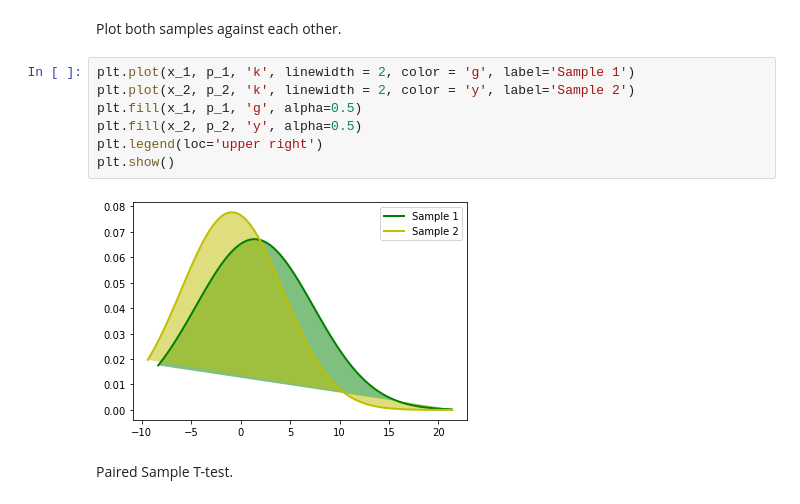
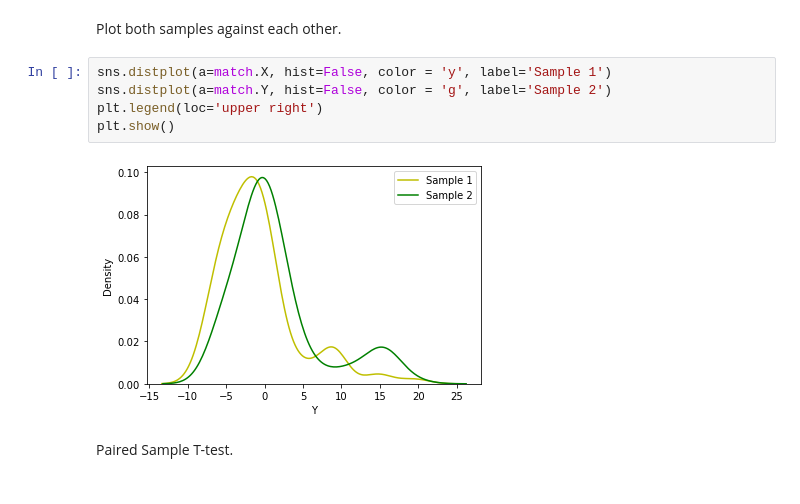
Before and after one commit to jloe2911/HealthyFoodSubs, a Jupyter notebook: Notebook/InterAgreementAnalysis.ipynb, the cells around one changed output. Saved outputs shown, nothing was run; the diff lists cells and outputs as text.

```diff
--- a/Notebook/InterAgreementAnalysis.ipynb
+++ b/Notebook/InterAgreementAnalysis.ipynb
@@ -233,14 +232,12 @@ plt.show()
 # %% [markdown]
 Plot both samples against each other.
-# %%
-plt.plot(x_1, p_1, 'k', linewidth = 2, color = 'g', label='Sample 1')
-plt.plot(x_2, p_2, 'k', linewidth = 2, color = 'y', label='Sample 2')
-plt.fill(x_1, p_1, 'g', alpha=0.5)
-plt.fill(x_2, p_2, 'y', alpha=0.5)
-plt.legend(loc='upper right')
-plt.show()
-# %% [output]
-[figure, removed]
+# %%
+sns.distplot(a=match.X, hist=False, color = 'y', label='Sample 1')
+sns.distplot(a=match.Y, hist=False, color = 'g', label='Sample 2')
+plt.legend(loc='upper right')
+plt.show()
+# %% [output]
+[figure, added]
 # %% [markdown]
 Paired Sample T-test.
 # %%
```
Also changed, not shown: parts of 18 cells of this notebook, 9 other files.
